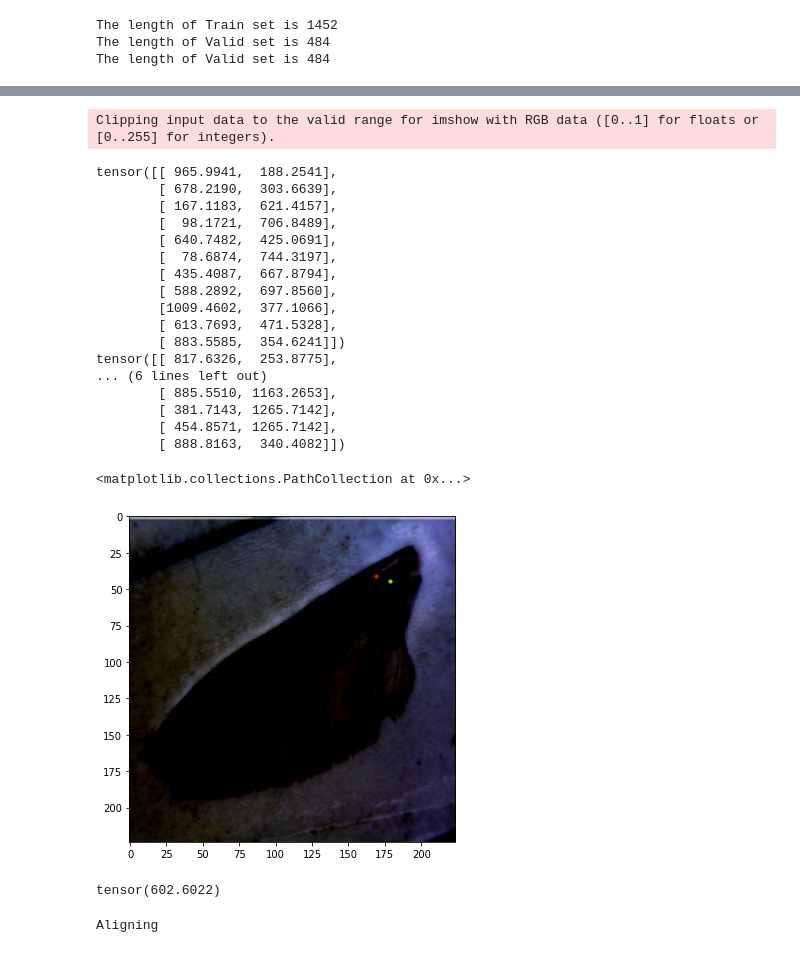
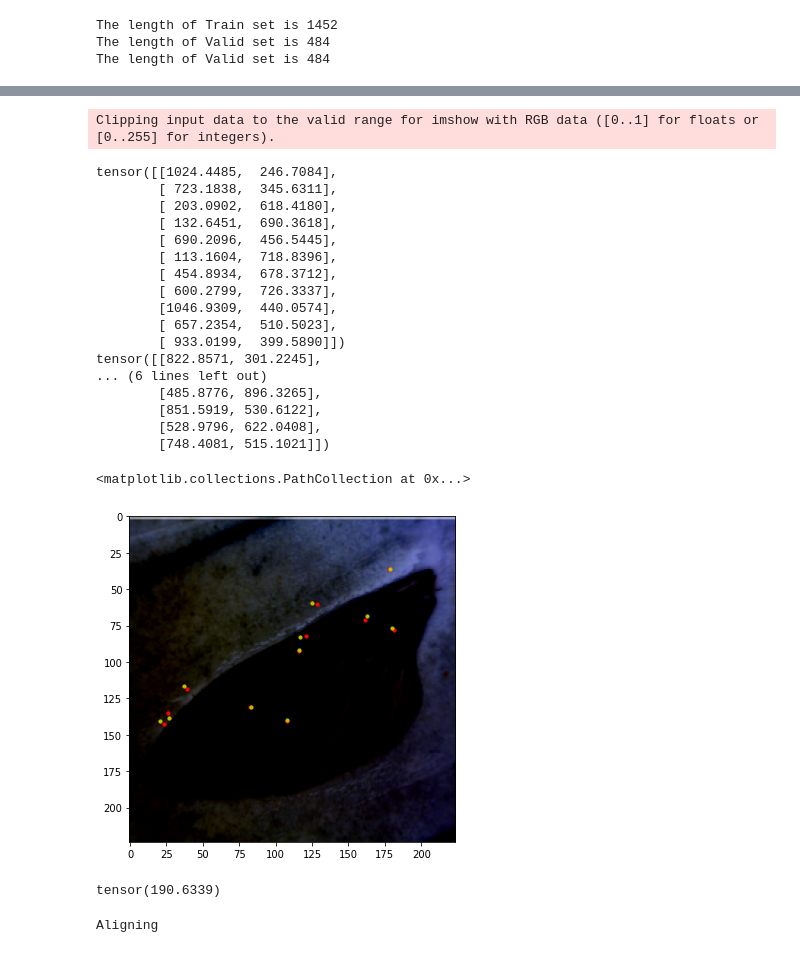
Before and after one commit to DylanGeldenhuys/Landmark-detection-for-tsetse-fly-wings, a Jupyter notebook: analysis-masks.ipynb, the cells around one changed output, grey strips where cells are left out. Saved outputs shown, nothing was run; the diff lists cells and outputs as text; code cells hidden in the pictures.

Commit message:
segmentation unet

```diff
--- a/analysis-masks.ipynb
+++ b/analysis-masks.ipynb
@@ -40,7 +40,7 @@ dataset.NoTransF()
 network = torch.hub.load('pytorch/vision:v0.10.0', 'fcn_resnet50', pretrained=True)
 network.classifier[4] = nn.Conv2d(512,11, kernel_size=(1,1), stride=(1,1))
 network.aux_classifier[4] = nn.Conv2d(256,11, kernel_size=(1,1), stride=(1,1))
-network.load_state_dict(torch.load('saved-models/segmentation/model_resnet50_segment_finetune_TransF_0.pth'))
+network.load_state_dict(torch.load('saved-models/segmentation/model_resnet50_segment_finetune_TransF_1.pth'))
 network.cuda()
 # %% [output]
 Using cache found in /home/josias/.cache/torch/hub/pytorch_vision_v0.10.0
@@ -127,12 +141,32 @@ with torch.no_grad():
 #         print("shape", images.shape)
 #         break
         images = images.reshape((1,3,224,224)).cuda()
-        image_plot = images[0].cpu().numpy() if counter == 0 else image_plot
+        image_plot = images[-1].cpu().numpy() if counter == 0 else image_plot
         landmark = ((landmark + 0.5 )*torch.tensor([1280, 1024])).cuda()
         masks = masks.cuda()
         # why the + 0.5
         prediction = network(images)['out']
+#         plot_prediction = prediction[0].cpu().numpy()
+
+#         plot_prediction = get_predicted_masks(plot_prediction)
+        j = 0
+
+        # Oobtains landmarks form masks
         prediction = get_predicted_landmarks(prediction)
+
+#         for mask in plot_prediction:
+# #             print(np.amax(mask))
+#             plt.figure()
+#             plt.imshow(mask, cmap="gray")
+#             plt.scatter(landmark[j][0].cpu().numpy()*224/1280, landmark[j][1].cpu().numpy()*224/1024, s=10, color ='r')
+#             plt.scatter(prediction[j][0].cpu().numpy()*224/1024, prediction[j][1].cpu().numpy()*224/1280, s=10, color ='y')
+
+#             j+=1
+
+#         plt.show()
+#         print(prediction.shape)
+
+#         prediction = get_predicted_landmarks(masks)
 
         landmarks[counter,:] = landmark
         predictions[counter,:] = prediction
@@ -174,43 +208,42 @@ image_plot = unorm(torch.from_numpy(image_plot)).numpy()
 # %%
 print(landmarks[0])
 print(predictions[0])
 
 plt.figure(figsize=(10,6))
 plt.imshow(image_plot)
 
-plt.scatter(landmarks[0][0,0].cpu().numpy()*224/1280, landmarks[0][0,1].cpu().numpy()*224/1024, s=10, color ='r')
-
-plt.scatter(predictions[0][0,0].cpu().numpy()*224/1024, predictions[0][0,1].cpu().numpy()*224/1280, s=10, color ='y')
+plt.scatter(landmarks[-1][:,0].cpu().numpy()*224/1280, landmarks[-1][:,1].cpu().numpy()*224/1024, s=10, color ='r')
+plt.scatter(predictions[-1][:,0].cpu().numpy()*224/1024, predictions[-1][:,1].cpu().numpy()*224/1280, s=10, color ='y')
 # %% [output]
 Clipping input data to the valid range for imshow with RGB data ([0..1] for floats or [0..255] for integers).
-tensor([[ 965.9941,  188.2541],
-        [ 678.2190,  303.6639],
-        [ 167.1183,  621.4157],
-        [  98.1721,  706.8489],
-        [ 640.7482,  425.0691],
-        [  78.6874,  744.3197],
-        [ 435.4087,  667.8794],
-        [ 588.2892,  697.8560],
-        [1009.4602,  377.1066],
-        [ 613.7693,  471.5328],
-        [ 883.5585,  354.6241]])
-tensor([[ 817.6326,  253.8775],
+tensor([[1024.4485,  246.7084],
+        [ 723.1838,  345.6311],
+        [ 203.0902,  618.4180],
+        [ 132.6451,  690.3618],
+        [ 690.2096,  456.5445],
+        [ 113.1604,  718.8396],
+        [ 454.8934,  678.3712],
+        [ 600.2799,  726.3337],
+        [1046.9309,  440.0574],
+        [ 657.2354,  510.5023],
+        [ 933.0199,  399.5890]])
+tensor([[822.8571, 301.2245],
 ... (6 lines left out)
-        [ 885.5510, 1163.2653],
-        [ 381.7143, 1265.7142],
-        [ 454.8571, 1265.7142],
-        [ 888.8163,  340.4082]])
+        [485.8776, 896.3265],
+        [851.5919, 530.6122],
+        [528.9796, 622.0408],
+        [748.4081, 515.1021]])
 <matplotlib.collections.PathCollection at 0x...>
-[figure, old version]
+[figure, new version]
 # %%
-difs = abs( - landmarks)
+difs = abs( predictions - landmarks)
 difs = difs.detach()
 
 dis = difs[:, :,0]**2 + difs[:, :, 1]**2
 rms = np.sqrt(dis.sum(axis=0)/dis.shape[0])
 rms.mean()
 # %% [output]
-tensor(602.6022)
+tensor(190.6339)
 # %%
 def procrustes(X, Y, scaling=True, reflection='best'):
     """
```
Also changed, not shown: parts of 2 cells of this notebook, 7 other files.
